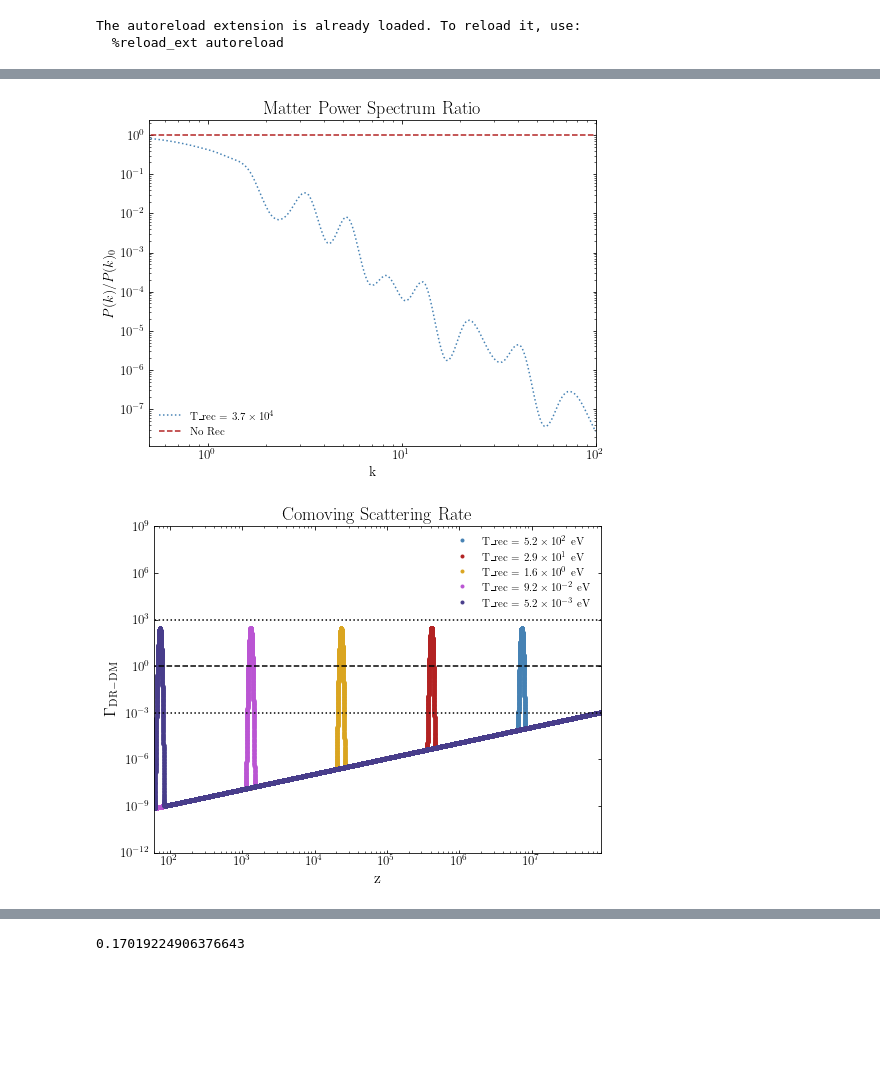
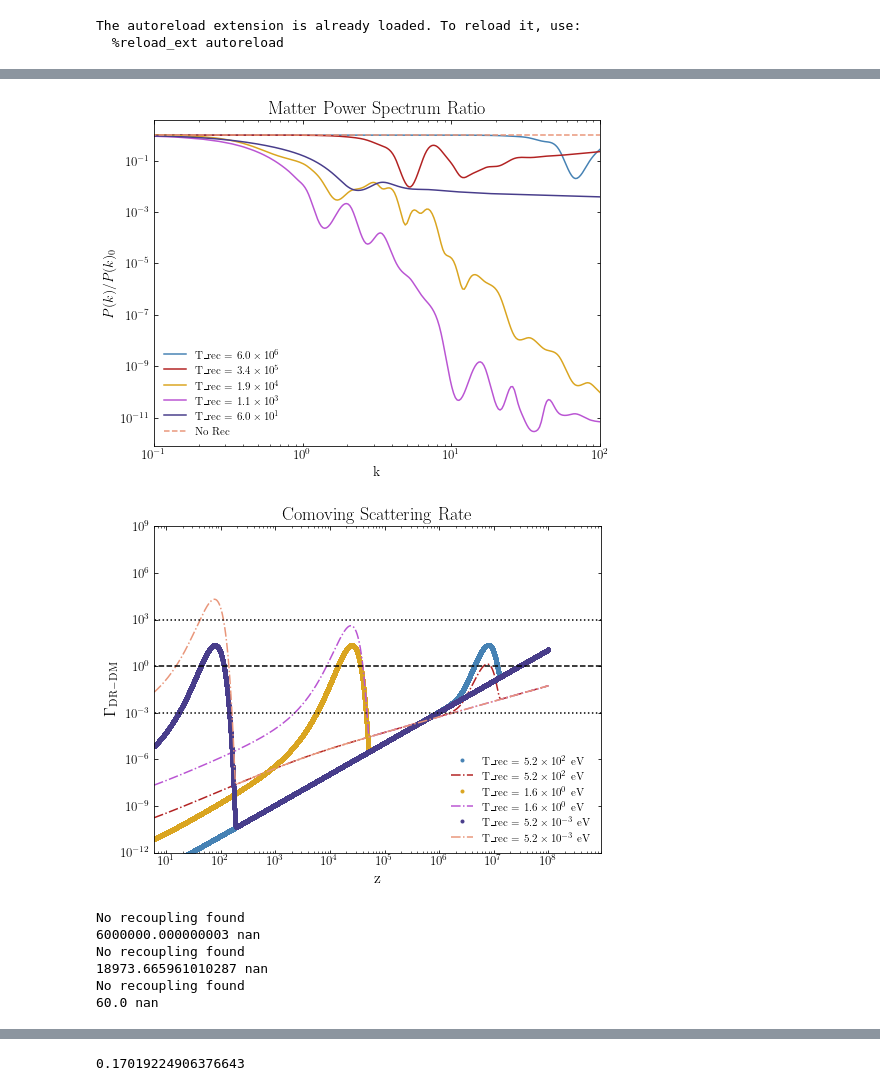
Before and after one commit to NolanSmyth/class_recoupling, a Jupyter notebook: recoupling_constraints_delta.ipynb, the cells around one changed output, grey strips where cells are left out. Cells and saved outputs as stored; diff of their text form; code cells hidden in the pictures; blank space fills up the shorter version.

```diff
--- a/recoupling_constraints_delta.ipynb
+++ b/recoupling_constraints_delta.ipynb
@@ -74,15 +84,9 @@ with h5py.File(data_file, 'r') as f:
 # %%
-# A_recs = [1e12, 10 ** (13.5), 1e15, 10 ** (16.5), 1e18]
-# T_recs = [6e6, 6e5 * np.sqrt(10), 6e5, 6e4 * np.sqrt(10), 6e4]
-# A_recs = A_recs[::-1]
-# T_recs = T_recs[::-1]
 # BM_KS = [str(round(n, 3)) for n in np.geomspace(0.1, 10, 100)]
 
 N_points = 100  # Number of grid points in each dimension
-# A_rec_arr = np.logspace(12, 21, N_points)
 A_rec_arr = np.logspace(12, 12, N_points)
-T_rec_arr = np.logspace(np.log10(6e6), np.log10(6e3), N_points)
-# T_rec_arr = np.flip(T_rec_arr)
+T_rec_arr = np.logspace(np.log10(6e6), np.log10(6e1), N_points)
 
 T_rec_arr = T_rec_arr[:-1]
 A_rec_arr = A_rec_arr[1:]
@@ -89,8 +104,13 @@ A_rec_arr = A_rec_arr[1:]
 # %%
-T_rec = T_rec_arr[73]
+T_rec = T_rec_arr[18]
+Ts = np.logspace(np.log10(6e6), np.log10(6e1), 5)
 
 lines = ["-","--","-.",":"]
-plt.plot(kk, pk_delta_interp((T_rec,kk))/Pks_no_rec,  ls = lines[i%len(lines)], label='T_rec = ' + scientific_format(T_rec))
+# plt.plot(kk, pk_delta_interp((T_rec,kk))/Pks_no_rec,  ls = lines[0%len(lines)], label='T_rec = ' + scientific_format(T_rec))
+
+for T in Ts:
+    plt.plot(kks_no_rec, pk_delta_interp((T,kks_no_rec))/Pks_no_rec,  ls = lines[0%len(lines)], label='T_rec = ' + scientific_format(T))
+
 
 plt.plot(kk,Pks_no_rec/Pks_no_rec, '--', label='No Rec')
 plt.yscale('log')
@@ -98,17 +118,20 @@ plt.xscale('log')
 plt.xlabel('k')
 plt.ylabel('$P(k)/P(k)_0$')
 plt.title('Matter Power Spectrum Ratio')
-plt.xlim(5e-1,1e2)
+plt.xlim(1e-1,1e2)
 plt.legend()
 plt.show()
 # %% [output]
-[figure, old version]
+[figure, new version]
 # %%
 def my_dmu_idm_dr(z, A_rec, a_idm_dr = 1, Omega0_idm_dr = 0.12038, T_rec = 6.0e5, xi_idr = 0.3, sigma_fac = 0.001):
 
-    sigma = sigma_fac*T_rec
+    # sigma = sigma_fac*T_rec
+    sigma = sigma_fac*T_rec*10
+    # sigma = sigma_fac *T_rec**(2)*1e-5
+
     # base_rate = a_idm_dr * ((1+z)/(1e7))**4 * Omega0_idm_dr
-    base_rate = a_idm_dr * ((1+z)/(1e7))**1 * Omega0_idm_dr
+    base_rate = a_idm_dr * ((1+z)/(1e7))**2 * Omega0_idm_dr
 
     T_idr = (xi_idr * 2.73) * (1+z)
     delta = T_idr - T_rec
@@ -116,30 +139,36 @@ def my_dmu_idm_dr(z, A_rec, a_idm_dr = 1, Omega0_idm_dr = 0.12038, T_rec = 6.0e5
     gauss = np.exp(-pow(delta,2)/2)/np.sqrt(2*np.pi)
 
     return base_rate * (1 + A_rec / sigma * gauss)
+# %%
+def conformal_H(z):
+    return aprime(thermo_taus_no_rec(z))/a(thermo_taus_no_rec(z))
 # %%
 z_data = np.geomspace(1e-3,1e8,int(1e5))
 
 # A_recs = [1e12, 10**(13.5), 1e15, 10**(16.5), 1e18]
 # T_recs = [6e6, 6e5*np.sqrt(10), 6e5, 6e4*np.sqrt(10), 6e4]
 
-A_recs = np.logspace(12, 12, 5)
-T_recs = np.logspace(np.log10(6e6), np.log10(6e1), 5)
+A_recs = np.logspace(9, 14, 3)
+T_recs = np.logspace(np.log10(6e6), np.log10(6e1), 3)
+# T_recs = np.logspace(np.log10(1e7), np.log10(6e5), 5)
+
 
 for i, T_rec in enumerate(T_recs):
-    plt.plot(z_data, my_dmu_idm_dr(z_data, A_recs[i], a_idm_dr = 1e-3, T_rec=T_recs[i], sigma_fac=0.02), '.', label='T_rec = {} eV'.format(scientific_format(ktoev*T_recs[i])))
+    plt.plot(z_data, my_dmu_idm_dr(z_data, A_recs[i], a_idm_dr = 1, T_rec=T_recs[i], sigma_fac=0.02), '.', label='T_rec = {} eV'.format(scientific_format(ktoev*T_recs[i])))
+    plt.plot(z_data, my_dmu_idm_dr(z_data, A_recs[i], a_idm_dr = 1, T_rec=T_recs[i], sigma_fac=0.02)/conformal_H(z_data), '-.', label='T_rec = {} eV'.format(scientific_format(ktoev*T_recs[i])))
 
 plt.plot([1e-3,1e10], [1,1], 'k--')
 plt.plot([1e-3,1e10], [1e-3,1e-3], 'k:')
 plt.plot([1e-3,1e10], [1e3,1e3], 'k:')
 
-plt.xlim(6e1,9e7)
+plt.xlim(6e0,9e8)
 plt.ylim(1e-12,1e9)
 plt.xscale('log')
 plt.yscale('log')
 plt.xlabel('z', fontsize=16)
 plt.ylabel('$\Gamma_{\mathrm{DR-DM}}$', fontsize=16)
 plt.title('Comoving Scattering Rate')
 plt.legend()
 plt.show()
 # %% [output]
-[figure, old version]
+[figure, new version]
@@ -146,3 +191,14 @@ plt.show()
+# %%
+for i in range(len(A_recs)):
+    # print(my_dmu_idm_dr(z_data, A_recs[i], a_idm_dr = 1e-3, T_rec=T_recs[i], sigma_fac=0.02))
+    print(T_recs[i], recoupling_time_new(A_recs[i], T_recs[i]))
+# %% [output]
+No recoupling found
+6000000.000000003 nan
+No recoupling found
+18973.665961010287 nan
+No recoupling found
+60.0 nan
 # %%
 def plot_delta_recoupling(i):
     """
```
Also changed, not shown: parts of 35 cells of this notebook, 21 other files.
